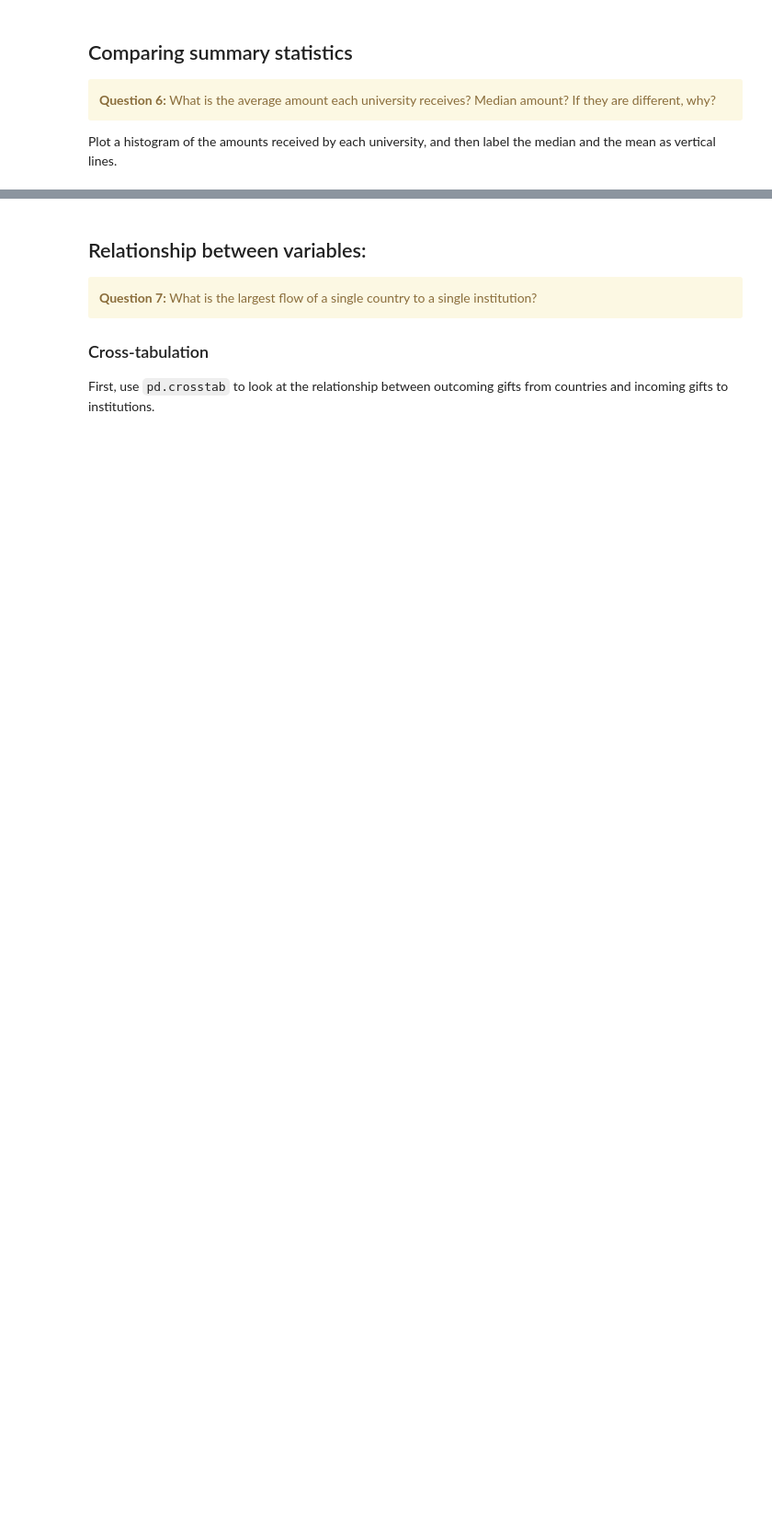
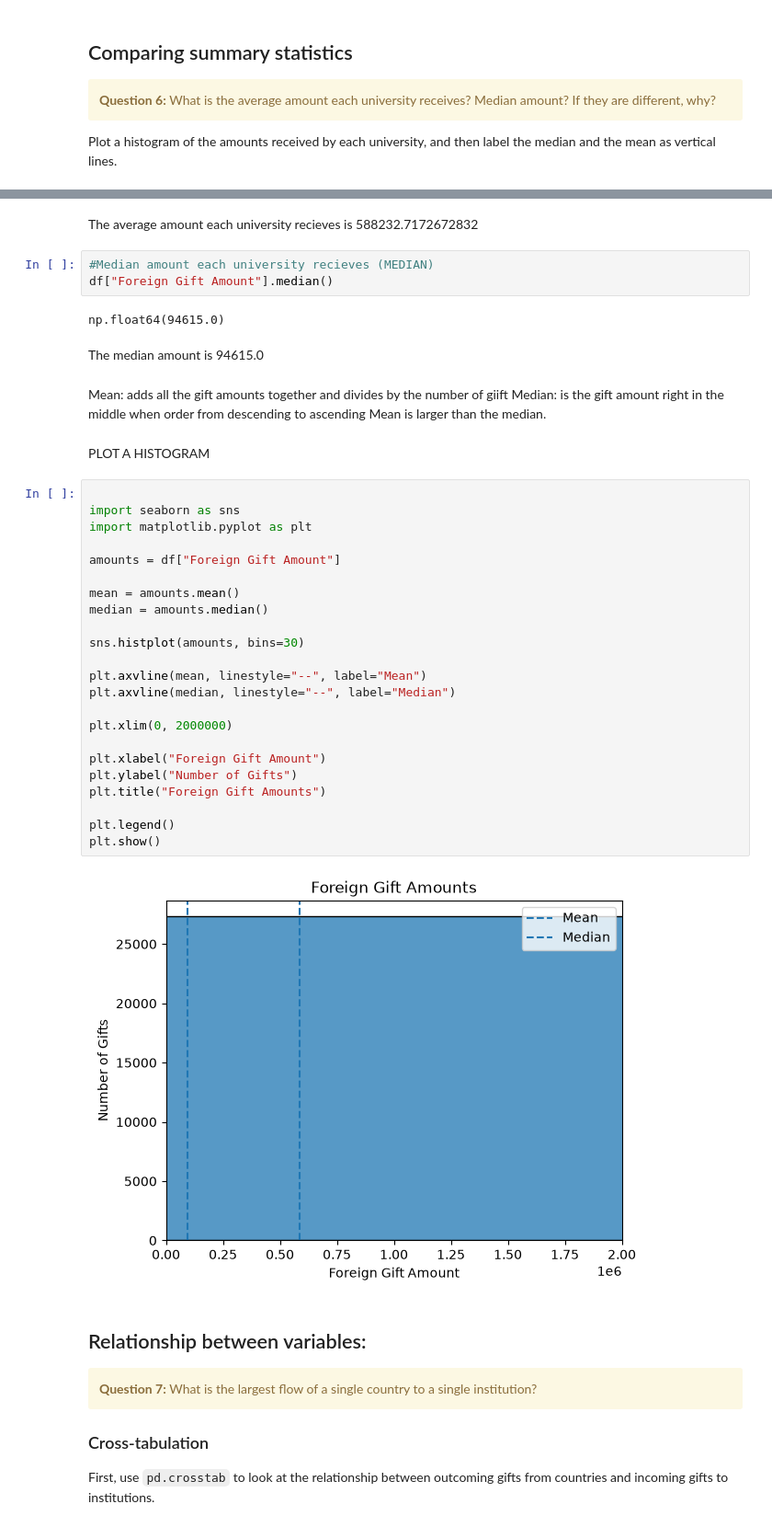
Before and after one commit to kimondragon/UU_F26_templates, a Jupyter notebook: Lab01/Lab01.ipynb, the cells around one changed output, grey strips where cells are left out. Shown at 92% size. Cells and saved outputs as stored; diff of their text form; blank space fills up the shorter version.

```diff
--- a/Lab01/Lab01.ipynb
+++ b/Lab01/Lab01.ipynb
@@ -88,3 +237,43 @@ Plot a histogram of the amounts received by each university, and then label the
+# %% [markdown]
+The average amount each university recieves is 588232.7172672832
+# %%
+#Median amount each university recieves (MEDIAN)
+df["Foreign Gift Amount"].median()
+# %% [output]
+np.float64(94615.0)
+# %% [markdown]
+The median amount is 94615.0
+# %% [markdown]
+Mean: adds all the gift amounts together and divides by the number of giift
+Median: is the gift amount right in the middle when order from descending to ascending
+Mean is larger than the median.
+# %% [markdown]
+PLOT A HISTOGRAM
+# %%
+
+import seaborn as sns
+import matplotlib.pyplot as plt
+
+amounts = df["Foreign Gift Amount"]
+
+mean = amounts.mean()
+median = amounts.median()
+
+sns.histplot(amounts, bins=30)
+
+plt.axvline(mean, linestyle="--", label="Mean")
+plt.axvline(median, linestyle="--", label="Median")
+
+plt.xlim(0, 2000000)
+
+plt.xlabel("Foreign Gift Amount")
+plt.ylabel("Number of Gifts")
+plt.title("Foreign Gift Amounts")
+
+plt.legend()
+plt.show()
+# %% [output]
+[figure, added]
 # %% [markdown]
 ## Relationship between variables:
 <div class="alert alert-block alert-warning">
```
Also changed, not shown: parts of 26 cells of this notebook.
